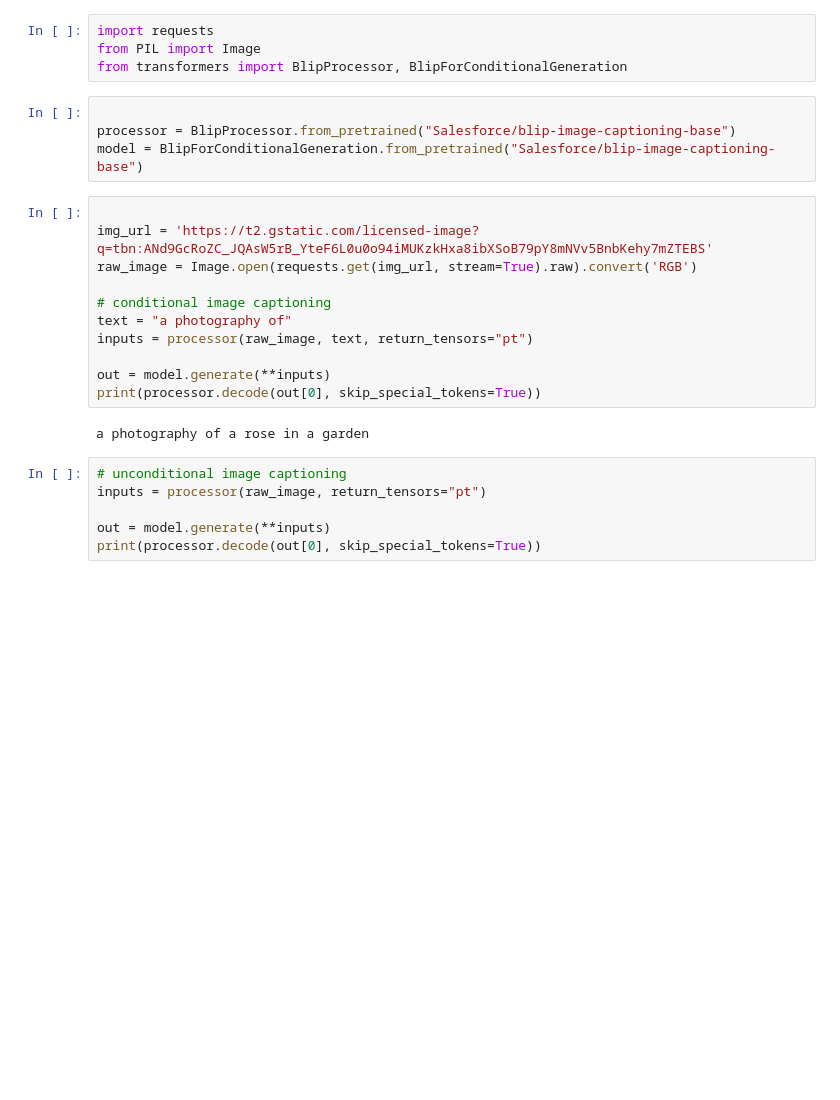
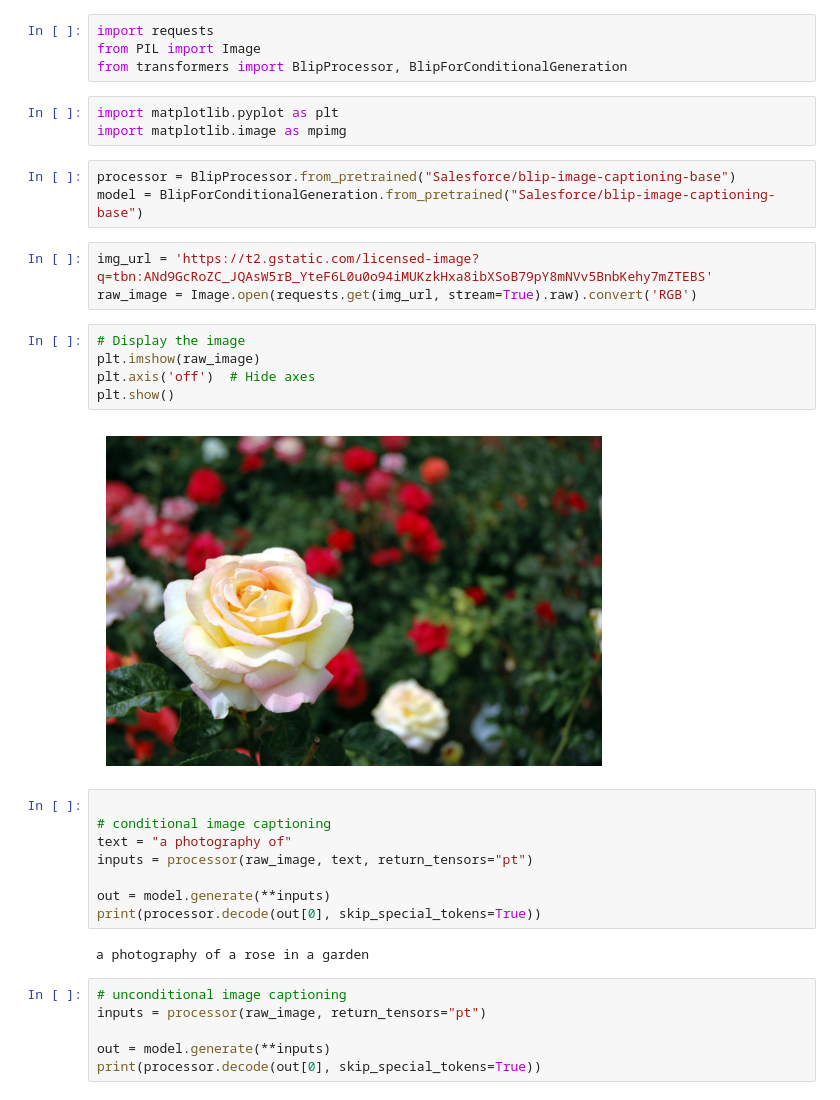
Before and after one commit to Atia6/LLM-practice, a Jupyter notebook: CaptionGeneration.ipynb, the cells around one changed output. Cells and saved outputs as stored; diff of their text form; blank space fills up the shorter version.

```diff
--- a/CaptionGeneration.ipynb
+++ b/CaptionGeneration.ipynb
@@ -4,14 +4,23 @@
 import requests
 from PIL import Image
 from transformers import BlipProcessor, BlipForConditionalGeneration
+# %%
+import matplotlib.pyplot as plt
+import matplotlib.image as mpimg
 # %%
-
 processor = BlipProcessor.from_pretrained("Salesforce/blip-image-captioning-base")
 model = BlipForConditionalGeneration.from_pretrained("Salesforce/blip-image-captioning-base")
+# %%
+img_url = 'https://t2.gstatic.com/licensed-image?q=tbn:ANd9GcRoZC_JQAsW5rB_YteF6L0u0o94iMUKzkHxa8ibXSoB79pY8mNVv5BnbKehy7mZTEBS'
+raw_image = Image.open(requests.get(img_url, stream=True).raw).convert('RGB')
+# %%
+# Display the image
+plt.imshow(raw_image)
+plt.axis('off')  # Hide axes
+plt.show()
+# %% [output]
+[figure, added]
 # %%
-
-img_url = 'https://t2.gstatic.com/licensed-image?q=tbn:ANd9GcRoZC_JQAsW5rB_YteF6L0u0o94iMUKzkHxa8ibXSoB79pY8mNVv5BnbKehy7mZTEBS'
-raw_image = Image.open(requests.get(img_url, stream=True).raw).convert('RGB')
 
 # conditional image captioning
 text = "a photography of"
```
